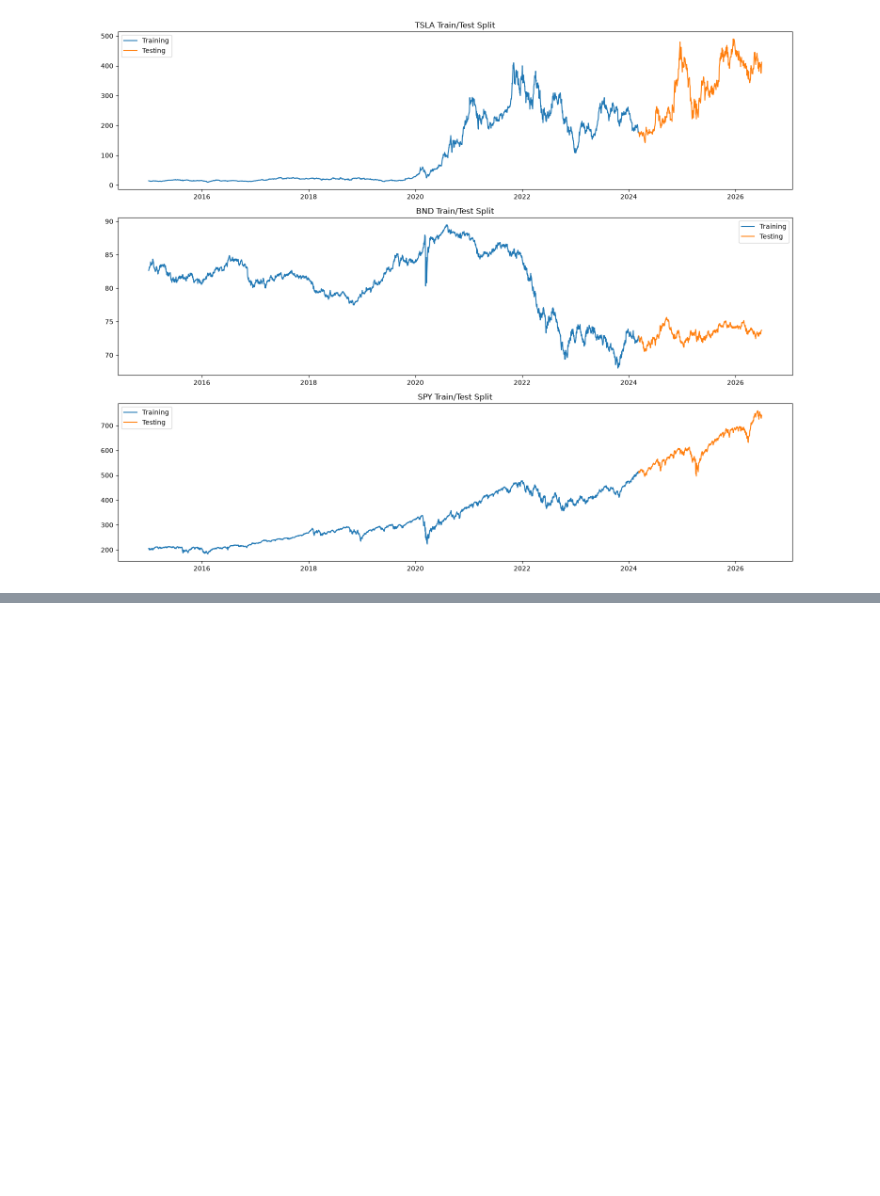
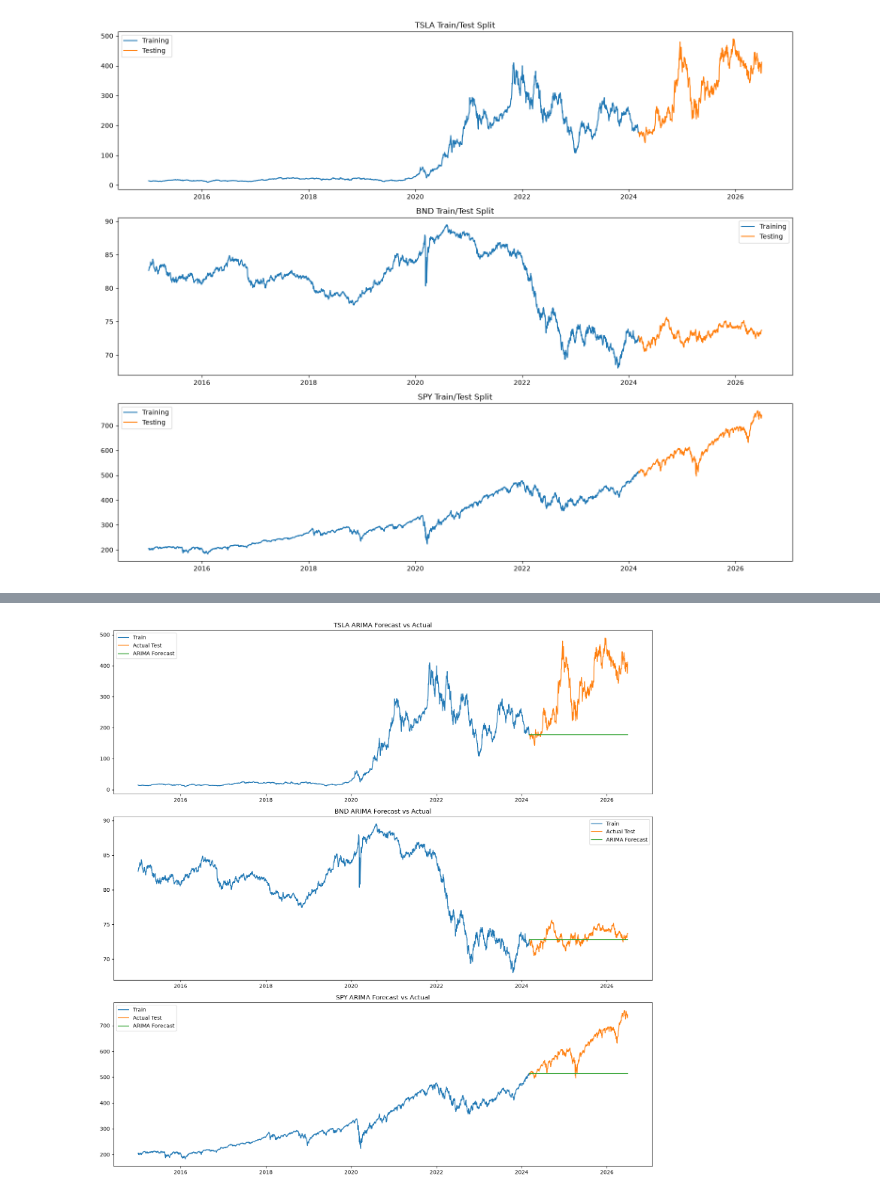
Before and after one commit to Bilen189/portfolio-optimization, a Jupyter notebook: notebooks/task_2_forecasting.ipynb, the cells around one changed output, grey strips where cells are left out. Drawn from its saved outputs; the diff is of its cells as text; code cells hidden in the pictures; blank space fills up the shorter version.

Commit message:
Train ARIMA forecasting models

```diff
--- a/notebooks/task_2_forecasting.ipynb
+++ b/notebooks/task_2_forecasting.ipynb
@@ -101,0 +109,32 @@ plt.show()
+# %%
+arima_results = []
+arima_predictions = {}
+
+# Simple baseline ARIMA order.
+# d=1 is used because stock prices are usually non-stationary.
+arima_order = (5, 1, 0)
+
+for ticker in tickers:
+    print(f"Training ARIMA model for {ticker}...")
+
+    model = ARIMA(train[ticker], order=arima_order)
+    fitted_model = model.fit()
+
+    forecast = fitted_model.forecast(steps=len(test[ticker]))
+    forecast.index = test[ticker].index
+
+    arima_predictions[ticker] = forecast
+
+    mae, rmse, mape = evaluate_forecast(test[ticker], forecast)
+
+    arima_results.append({
+        "Ticker": ticker,
+        "Model": "ARIMA",
+        "Order": arima_order,
+        "MAE": mae,
+        "RMSE": rmse,
+        "MAPE": mape
+    })
+
+arima_results_df = pd.DataFrame(arima_results)
+arima_results_df
@@ -101,0 +149,15 @@ plt.show()
+# %%
+fig, axes = plt.subplots(3, 1, figsize=(15, 15))
+
+for ax, ticker in zip(axes, tickers):
+    ax.plot(train[ticker], label="Train")
+    ax.plot(test[ticker], label="Actual Test")
+    ax.plot(arima_predictions[ticker], label="ARIMA Forecast")
+
+    ax.set_title(f"{ticker} ARIMA Forecast vs Actual")
+    ax.legend()
+
+plt.tight_layout()
+plt.show()
+# %% [output]
+[figure, added]
```
Also changed, not shown: parts of 3 cells of this notebook.
